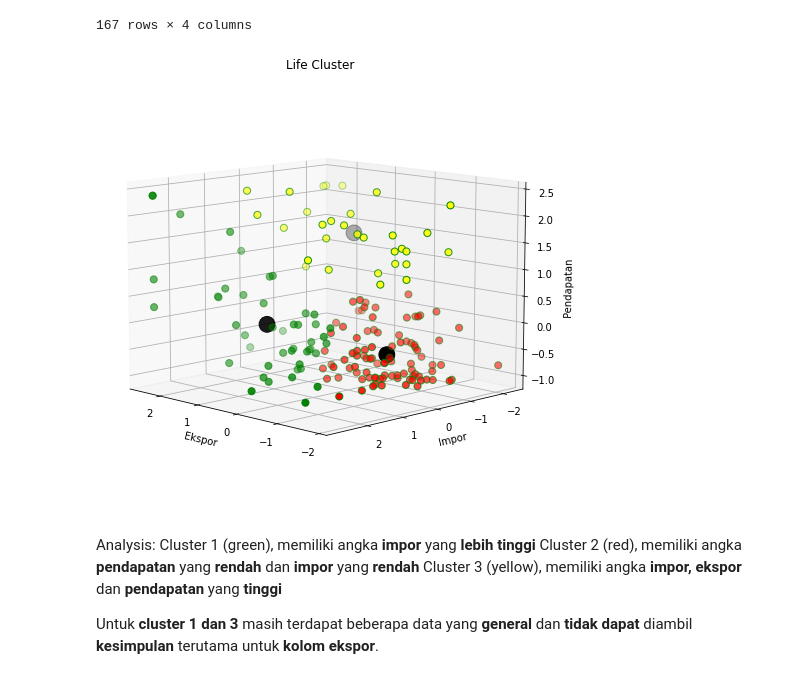
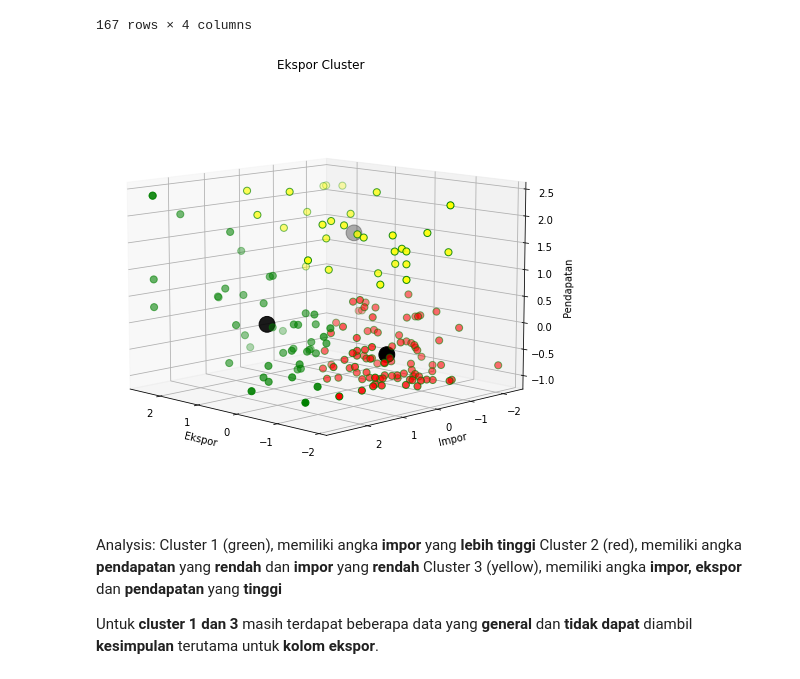
Before and after one commit to benidictusgalihmp/DS-SanberCode, a Jupyter notebook: Final Project/src/W04_F01.ipynb, the cells around one changed output. Saved outputs shown, nothing was run; the diff lists cells and outputs as text; code cells hidden in the pictures.

```diff
--- a/Final Project/src/W04_F01.ipynb
+++ b/Final Project/src/W04_F01.ipynb
@@ -632,26 +632,26 @@ dfclust3_ekspor
 # %%
 # Create canvas
 fig = plt.figure(figsize=(12, 8))
 
 # Create 3D plotting
 ax = fig.add_subplot(111, projection='3d')
 
 ax.scatter(dfclust3_ekspor['Ekspor'][dfclust3_ekspor.labels_ekspor_3==0], dfclust3_ekspor['Impor'][dfclust3_ekspor.labels_ekspor_3==0], dfclust3_ekspor['Pendapatan'][dfclust3_ekspor.labels_ekspor_3==0], c='green', s=50, edgecolors='green')
 ax.scatter(dfclust3_ekspor['Ekspor'][dfclust3_ekspor.labels_ekspor_3==1], dfclust3_ekspor['Impor'][dfclust3_ekspor.labels_ekspor_3==1], dfclust3_ekspor['Pendapatan'][dfclust3_ekspor.labels_ekspor_3==1], c='red', s=50, edgecolors='green')
 ax.scatter(dfclust3_ekspor['Ekspor'][dfclust3_ekspor.labels_ekspor_3==2], dfclust3_ekspor['Impor'][dfclust3_ekspor.labels_ekspor_3==2], dfclust3_ekspor['Pendapatan'][dfclust3_ekspor.labels_ekspor_3==2], c='yellow', s=50, edgecolors='green')
 
 scatter = ax.scatter(kmeans_ekspor_3.cluster_centers_[:, 0], kmeans_ekspor_3.cluster_centers_[:, 1], kmeans_ekspor_3.cluster_centers_[:, 2], s = 250, marker='o', c='k', label='centroids')
-plt.title('Life Cluster')
+plt.title('Ekspor Cluster')
 plt.xlabel('Ekspor')
 plt.ylabel('Impor')
 ax.set_zlabel('Pendapatan')
 
 # rotate the axes and update
 ax.view_init(10, 135)
 
 plt.show()
 # %% [output]
-[figure, old version]
+[figure, new version]
 # %% [markdown]
 Analysis:
 Cluster 1 (green), memiliki angka **impor** yang **lebih tinggi**
```
Also changed, not shown: parts of 2 cells of this notebook, 25 other files.
